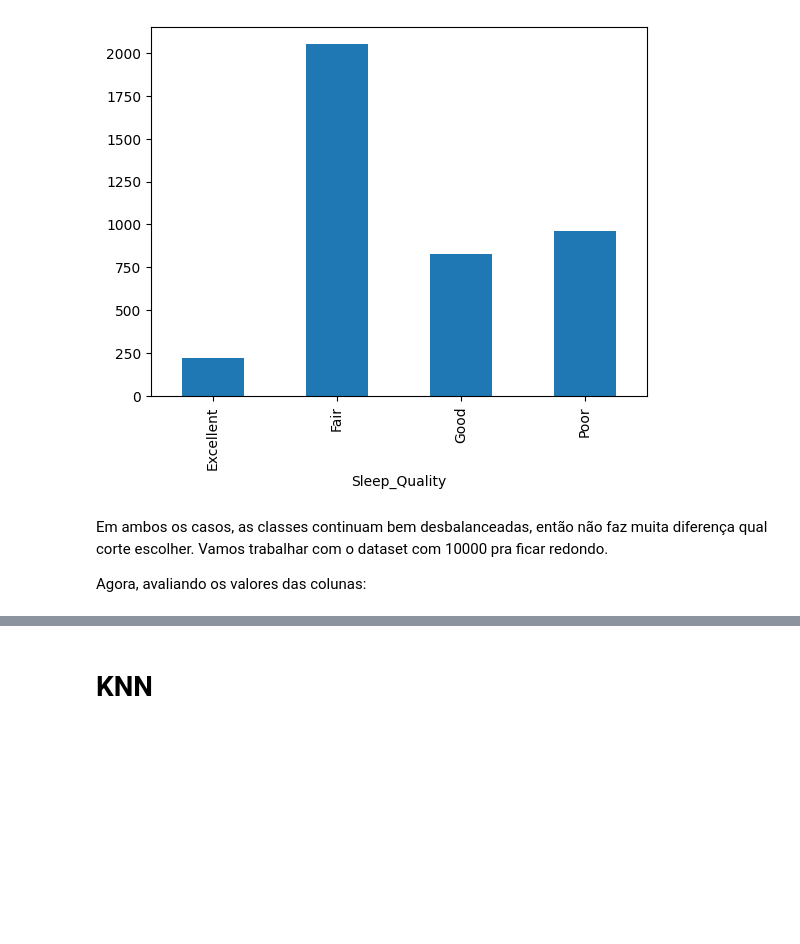
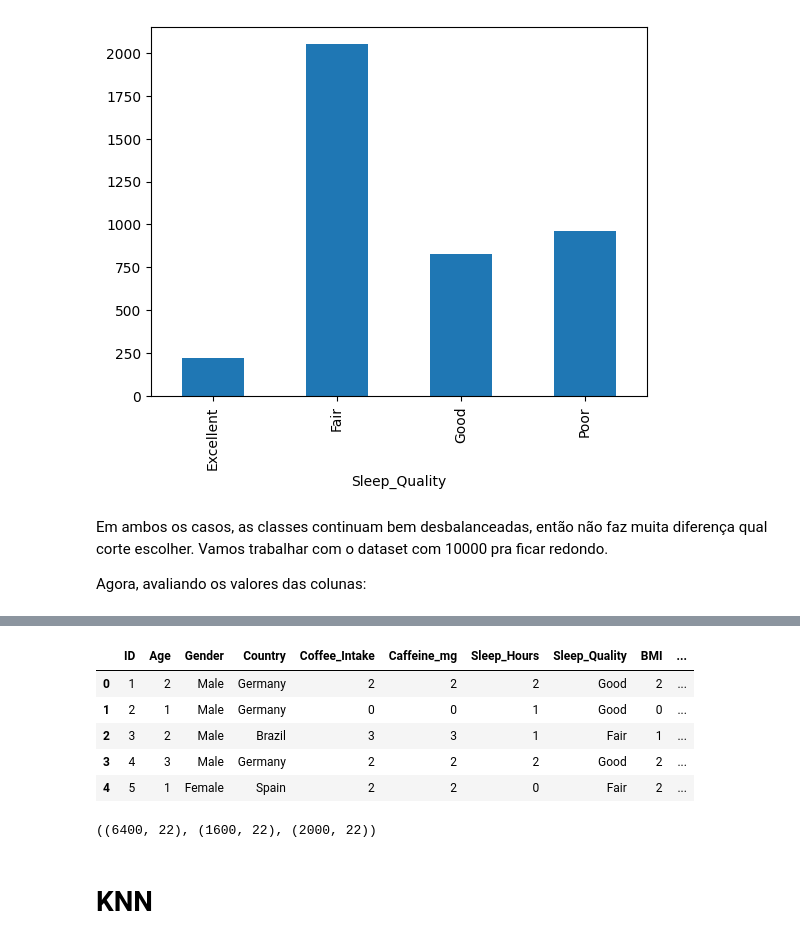
Before and after one commit to zurawskigabriel/T1_Aprendizado_De_Maquina, a Jupyter notebook: main.ipynb, the cells around one changed output, grey strips where cells are left out. Drawn from its saved outputs; the diff is of its cells as text; code cells hidden in the pictures; blank space fills up the shorter version.

```diff
--- a/main.ipynb
+++ b/main.ipynb
@@ -199,0 +146,33 @@ test.to_csv("test.csv")
+# %%
+dataNB = dataWithoutHealthIssues.copy()
+
+# Colunas a serem discretizadas
+columns_to_discretize = [
+    'Age',
+    'Coffee_Intake',
+    'Caffeine_mg',
+    'Sleep_Hours',
+    'BMI',
+    'Heart_Rate',
+    'Physical_Activity_Hours'
+]
+
+# Discretização usando qcut (quantis) para criar 4 bins para cada coluna
+for col in columns_to_discretize:
+    dataNB[col] = pd.qcut(dataNB[col], q=4, labels=False, duplicates='drop')
+
+dataNB.head()
+# %% [output]
+|  | ID | Age | Gender | Country | Coffee_Intake | Caffeine_mg | Sleep_Hours | Sleep_Quality | BMI | ... |
+| 0 | 1 | 2 | Male | Germany | 2 | 2 | 2 | Good | 2 | ... |
+| 1 | 2 | 1 | Male | Germany | 0 | 0 | 1 | Good | 0 | ... |
+| 2 | 3 | 2 | Male | Brazil | 3 | 3 | 1 | Fair | 1 | ... |
+| 3 | 4 | 3 | Male | Germany | 2 | 2 | 2 | Good | 2 | ... |
+| 4 | 5 | 1 | Female | Spain | 2 | 2 | 0 | Fair | 2 | ... |
+# %%
+# divide o dataset em treino, validacao e teste
+train, test = train_test_split(dataEnconded, test_size=0.2, stratify=dataEnconded["Sleep_Quality"])
+train, validation = train_test_split(train, test_size=0.2, stratify=train["Sleep_Quality"])
+train.shape, validation.shape, test.shape
+# %% [output]
+((6400, 22), (1600, 22), (2000, 22))
```
Also changed, not shown: parts of 34 cells of this notebook, 9 other files.
